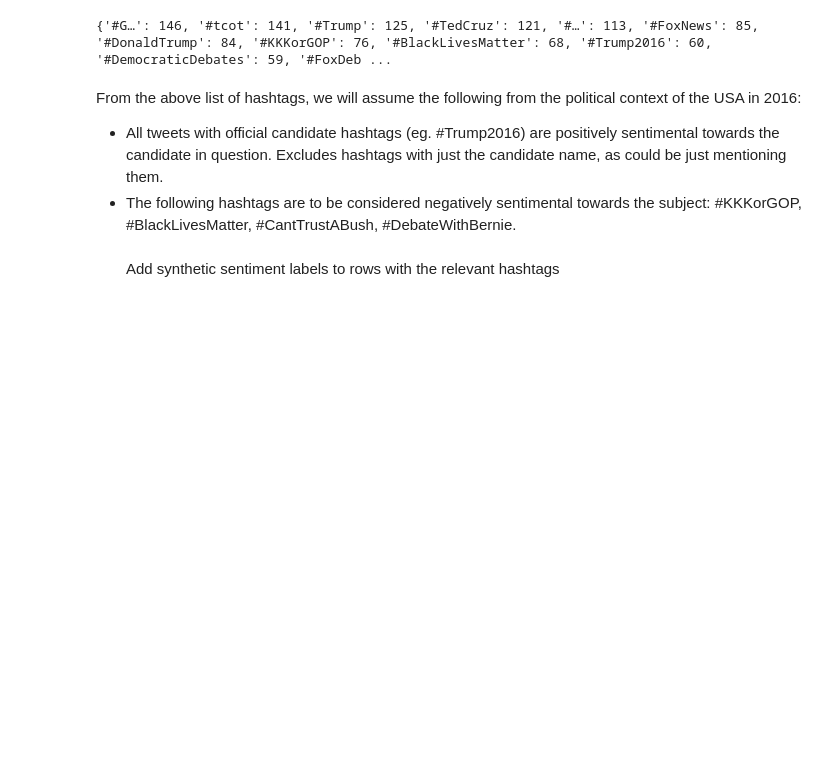
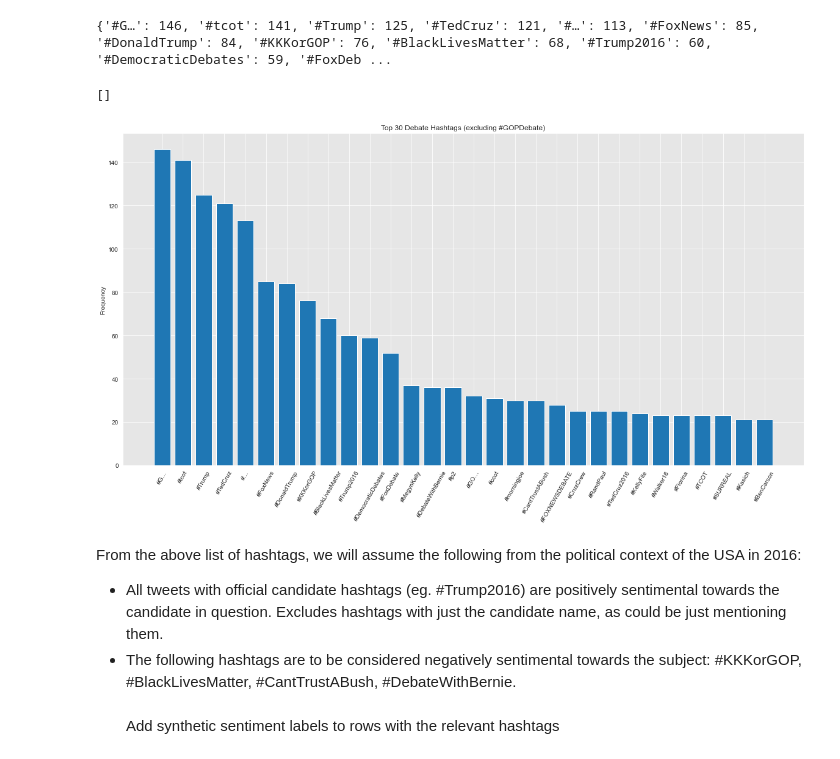
Before and after one commit to AussieAnalyst/IoD-Capstone, a Jupyter notebook: Capstone.ipynb, the cells around one changed output. Drawn from its saved outputs; the diff is of its cells as text; code cells hidden in the pictures; blank space fills up the shorter version.

```diff
--- a/Capstone.ipynb
+++ b/Capstone.ipynb
@@ -176,6 +176,17 @@ res = dict(sorted(hash_dict.items(), key = itemgetter(1), reverse = True)[:30])
 print(res)
 # %% [output]
 {'#G…': 146, '#tcot': 141, '#Trump': 125, '#TedCruz': 121, '#…': 113, '#FoxNews': 85, '#DonaldTrump': 84, '#KKKorGOP': 76, '#BlackLivesMatter': 68, '#Trump2016': 60, '#DemocraticDebates': 59, '#FoxDeb ...
+# %%
+# Plot the top hashtags
+plt.figure(figsize=(20, 10))
+plt.bar(range(len(res)), list(res.values()))
+plt.xticks(range(len(res)), list(res.keys()), rotation=60)
+plt.title('Top 30 Debate Hashtags (excluding #GOPDebate)')
+plt.ylabel('Frequency')
+plt.plot()
+# %% [output]
+[]
+[figure, added]
 # %% [markdown]
 From the above list of hashtags, we will assume the following from the political context of the USA in 2016:
 - All tweets with official candidate hashtags (eg. #Trump2016) are positively sentimental towards the candidate in question. Excludes hashtags with just the candidate name, as could be just mentioning them.
```
